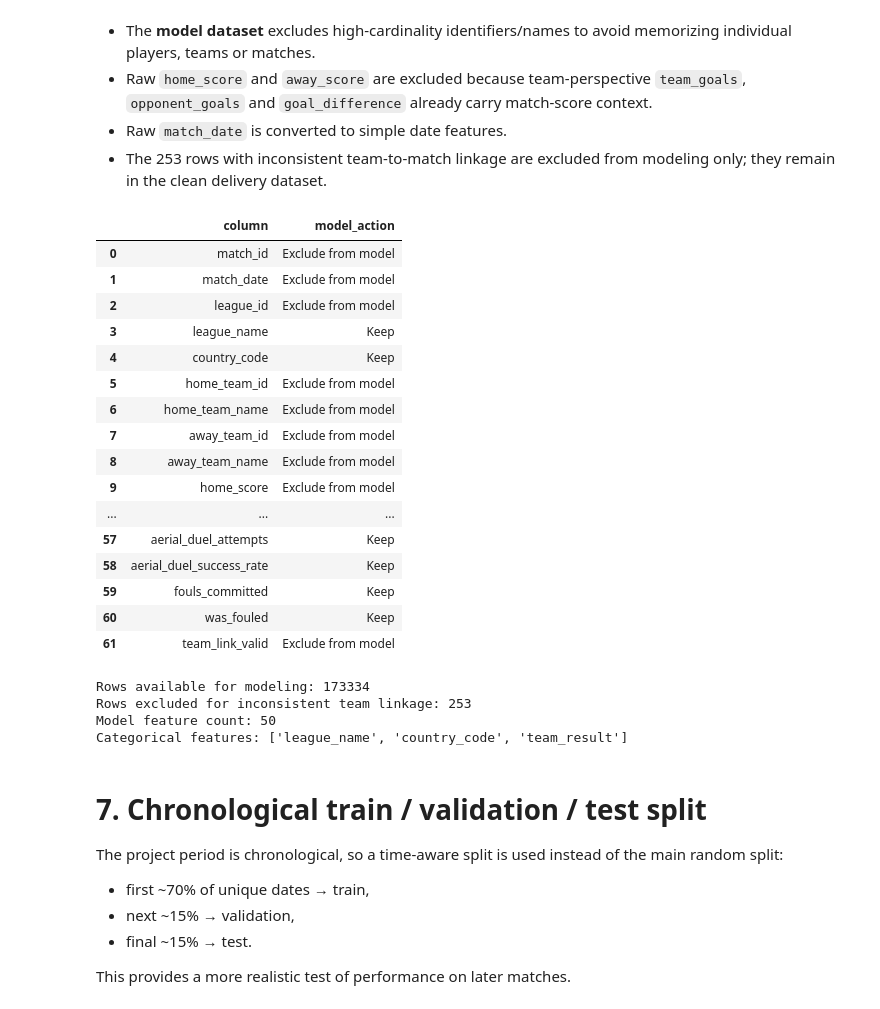
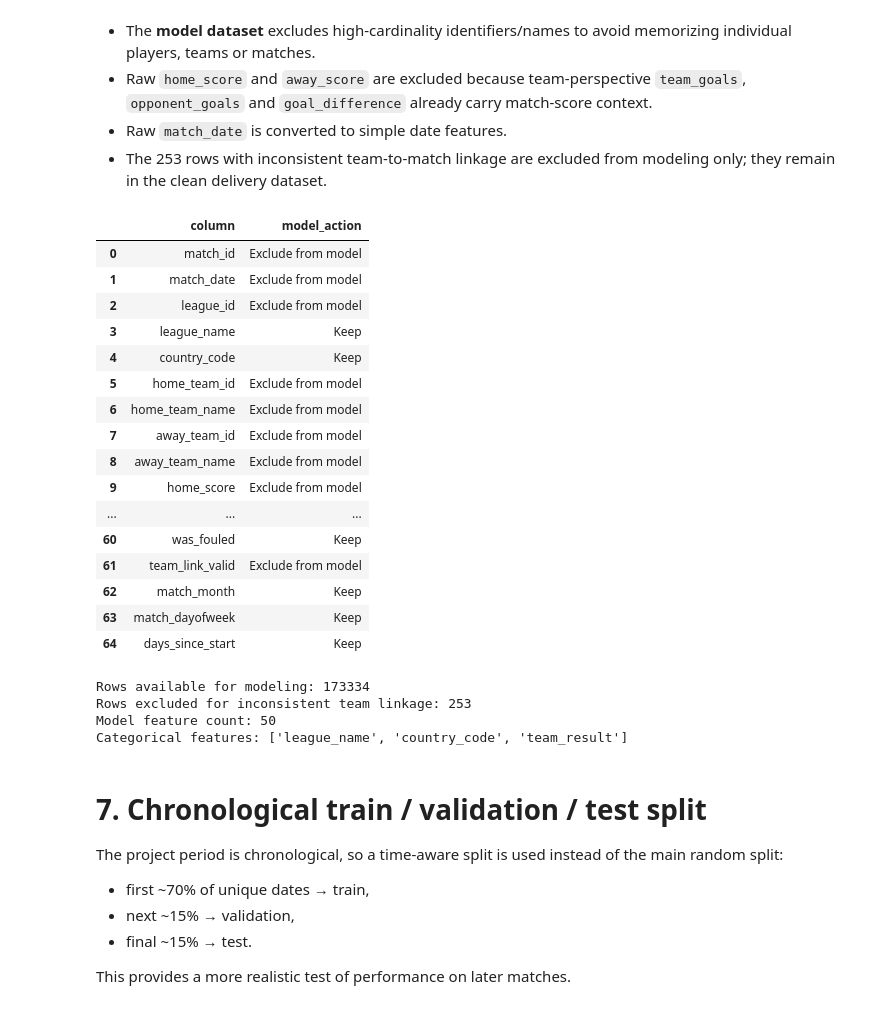
Before and after one commit to saba-ghorashi/football-player-rating-analysis, a Jupyter notebook: football_player_rating_analysis.ipynb, the cells around one changed output. Drawn from its saved outputs; the diff is of its cells as text; code cells hidden in the pictures.

```diff
--- a/football_player_rating_analysis.ipynb
+++ b/football_player_rating_analysis.ipynb
@@ -1308,40 +1295,40 @@ DROP_FROM_MODEL = [
 
 FEATURES = [c for c in model_data.columns if c not in DROP_FROM_MODEL]
 CATEGORICAL_FEATURES = [c for c in FEATURES if model_data[c].dtype == "object"]
 
 feature_decisions = pd.DataFrame({
-    "column": df_clean.columns,
+    "column": model_data.columns,
     "model_action": [
         "Target" if c == TARGET
         else "Exclude from model" if c in DROP_FROM_MODEL
         else "Keep"
-        for c in df_clean.columns
+        for c in model_data.columns
     ]
 })
 
 display(feature_decisions)
 print("Rows available for modeling:", len(model_data))
 print("Rows excluded for inconsistent team linkage:", len(df_clean) - len(model_data))
 print("Model feature count:", len(FEATURES))
 print("Categorical features:", CATEGORICAL_FEATURES)
 # %% [output]
 |  | column | model_action |
 | 0 | match_id | Exclude from model |
 | 1 | match_date | Exclude from model |
 | 2 | league_id | Exclude from model |
 | 3 | league_name | Keep |
 | 4 | country_code | Keep |
 | 5 | home_team_id | Exclude from model |
 | 6 | home_team_name | Exclude from model |
 | 7 | away_team_id | Exclude from model |
 | 8 | away_team_name | Exclude from model |
 | 9 | home_score | Exclude from model |
 | ... | ... | ... |
-| 57 | aerial_duel_attempts | Keep |
-| 58 | aerial_duel_success_rate | Keep |
-| 59 | fouls_committed | Keep |
 | 60 | was_fouled | Keep |
 | 61 | team_link_valid | Exclude from model |
+| 62 | match_month | Keep |
+| 63 | match_dayofweek | Keep |
+| 64 | days_since_start | Keep |
 Rows available for modeling: 173334
 Rows excluded for inconsistent team linkage: 253
 Model feature count: 50
```
Also changed, not shown: parts of 23 cells of this notebook, 4 other files.
